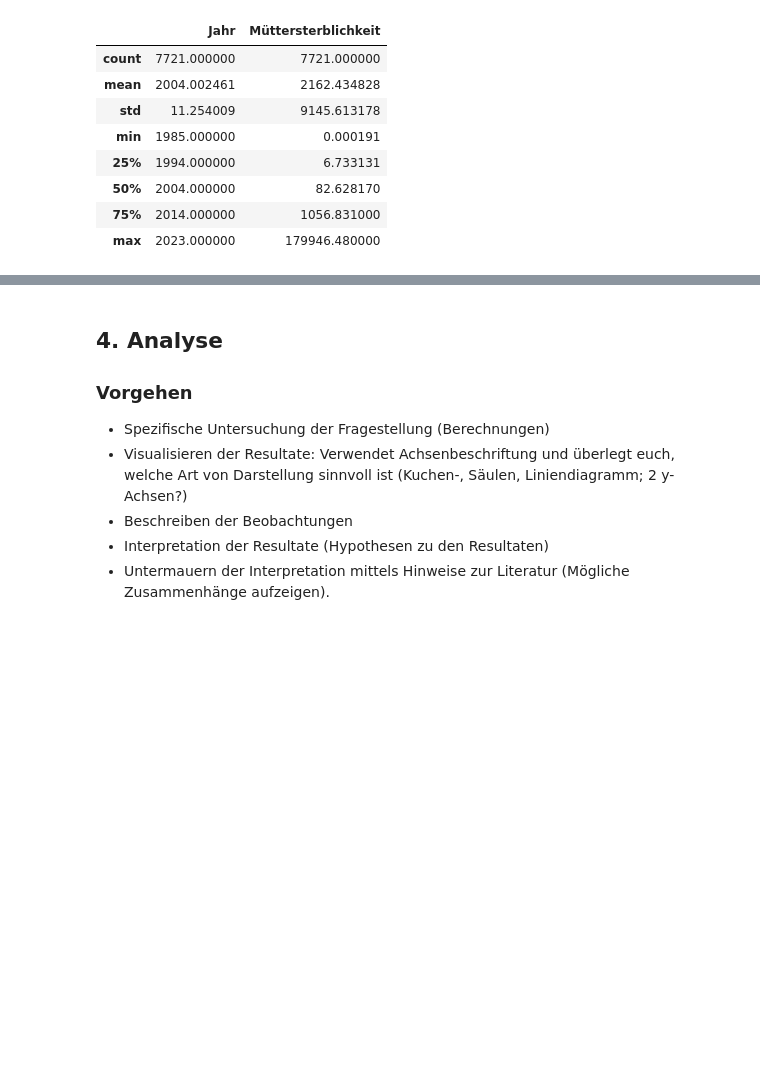
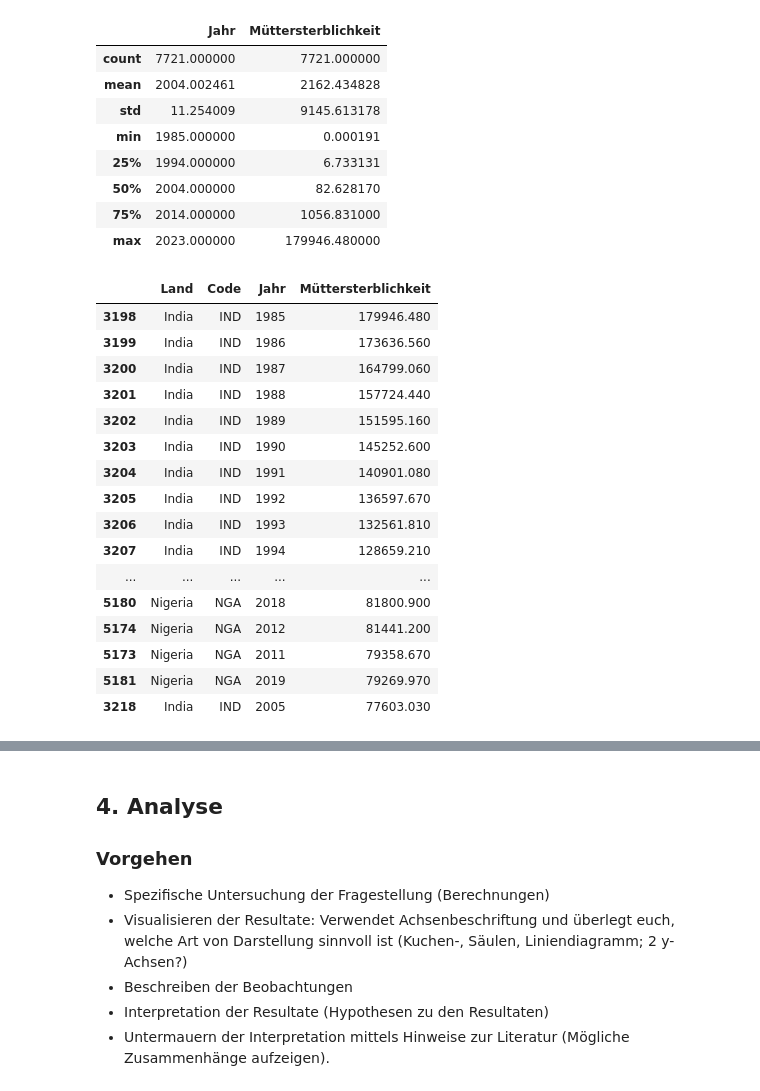
Before and after one commit to Ramona000/Python-LN, a Jupyter notebook: Grundgerüst_Leistungsnachweis.ipynb, the cells around one changed output, grey strips where cells are left out. Cells and saved outputs as stored; diff of their text form; code cells hidden in the pictures; blank space fills up the shorter version.

```diff
--- a/Grundgerüst_Leistungsnachweis.ipynb
+++ b/Grundgerüst_Leistungsnachweis.ipynb
@@ -196,4 +196,24 @@ df.describe()
 | 50% | 2004.000000 | 82.628170 |
 | 75% | 2014.000000 | 1056.831000 |
 | max | 2023.000000 | 179946.480000 |
+# %%
+df.sort_values(by= "Müttersterblichkeit", ascending= False).head(30)
+# %% [output]
+|  | Land | Code | Jahr | Müttersterblichkeit |
+| 3198 | India | IND | 1985 | 179946.480 |
+| 3199 | India | IND | 1986 | 173636.560 |
+| 3200 | India | IND | 1987 | 164799.060 |
+| 3201 | India | IND | 1988 | 157724.440 |
+| 3202 | India | IND | 1989 | 151595.160 |
+| 3203 | India | IND | 1990 | 145252.600 |
+| 3204 | India | IND | 1991 | 140901.080 |
+| 3205 | India | IND | 1992 | 136597.670 |
+| 3206 | India | IND | 1993 | 132561.810 |
+| 3207 | India | IND | 1994 | 128659.210 |
+| ... | ... | ... | ... | ... |
+| 5180 | Nigeria | NGA | 2018 | 81800.900 |
+| 5174 | Nigeria | NGA | 2012 | 81441.200 |
+| 5173 | Nigeria | NGA | 2011 | 79358.670 |
+| 5181 | Nigeria | NGA | 2019 | 79269.970 |
+| 3218 | India | IND | 2005 | 77603.030 |
 # %%
```
Also changed, not shown: parts of 3 cells of this notebook.
